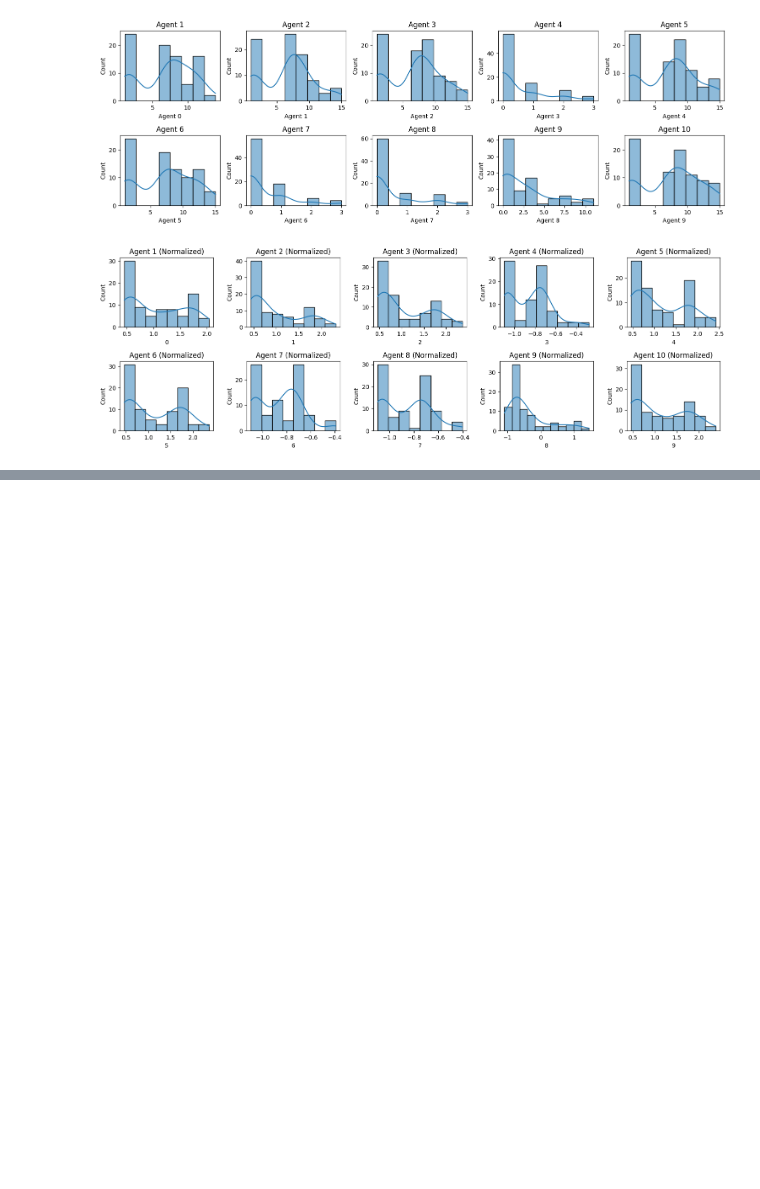
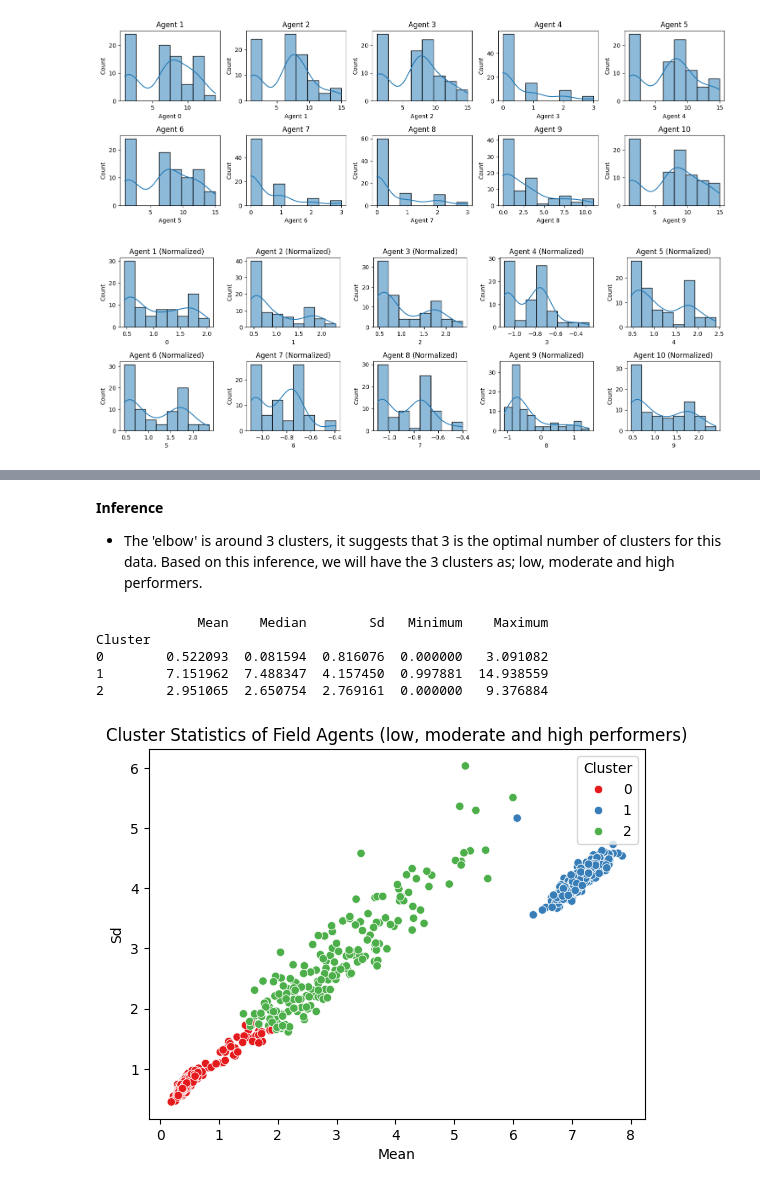
Before and after one commit to ken-warren/IncentiveStructure, a Jupyter notebook: IncentivesStructure.ipynb, the cells around one changed output, grey strips where cells are left out. Cells and saved outputs as stored; diff of their text form; code cells hidden in the pictures; blank space fills up the shorter version.

```diff
--- a/IncentivesStructure.ipynb
+++ b/IncentivesStructure.ipynb
@@ -218,0 +223,24 @@ plt.show()
+# %% [markdown]
+**Inference**
+- The 'elbow' is around 3 clusters, it suggests that 3 is the optimal number of clusters for this data. Based on this inference, we will have the 3 clusters as; low, moderate and high performers.
+# %%
+# Assuming k=3 from the 'Elbow' plot
+kmeans = KMeans(n_clusters=3, random_state=0).fit(ScaledAgentStats)
+AgentStats['Cluster'] = kmeans.labels_
+
+# Analyzing the statistics of each cluster
+ClusterStats = AgentStats.groupby('Cluster').mean()
+print(ClusterStats)
+
+# Plotting the Cluster Statistics
+plt.Figure(figsize=(14, 8))
+sns.scatterplot(x='Mean', y='Sd', hue='Cluster', data=AgentStats, palette='Set1')
+plt.title('Cluster Statistics of Field Agents (low, moderate and high performers)')
+plt.show()
+# %% [output]
+             Mean    Median        Sd   Minimum    Maximum
+Cluster
+0        0.522093  0.081594  0.816076  0.000000   3.091082
+1        7.151962  7.488347  4.157450  0.997881  14.938559
+2        2.951065  2.650754  2.769161  0.000000   9.376884
+[figure, added]
```
Also changed, not shown: parts of 10 cells of this notebook.
